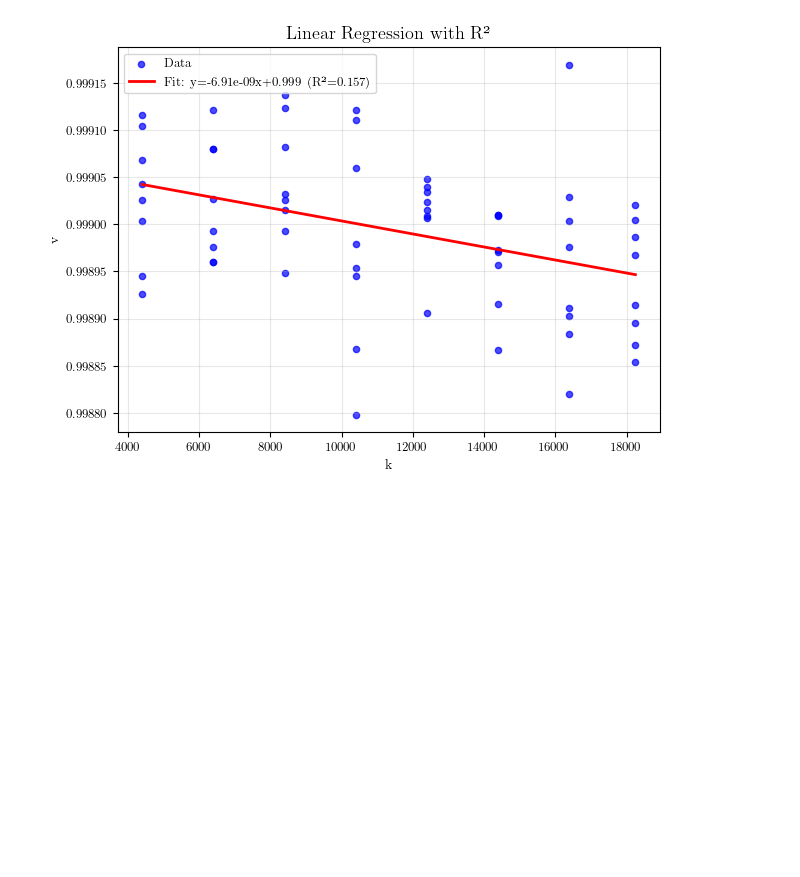
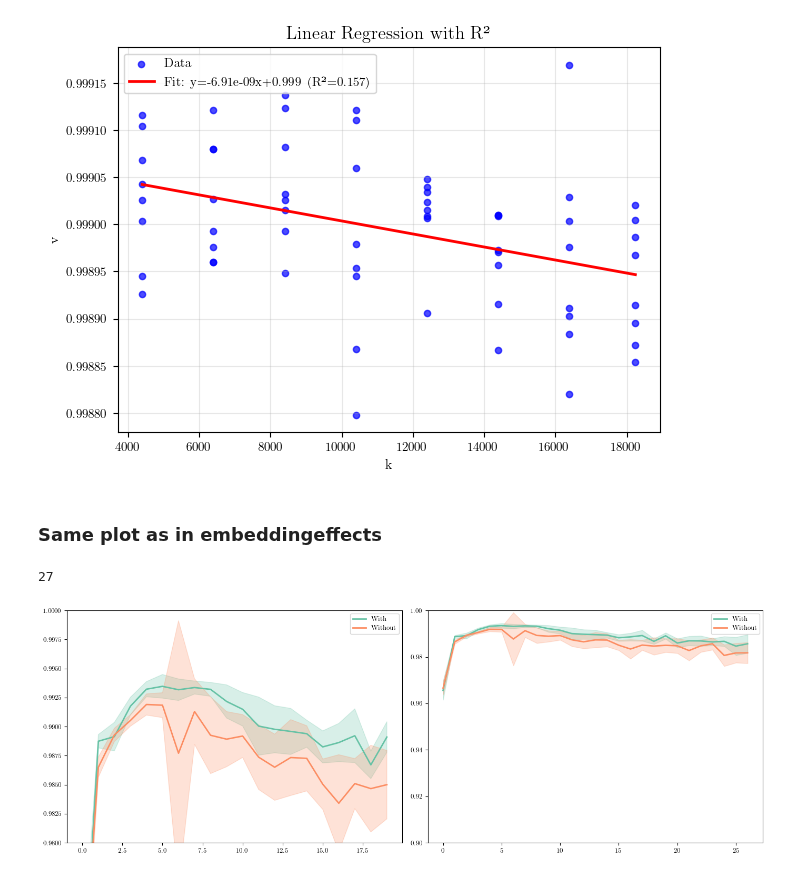
Before and after one commit to cdalinghaus-mthesis/figures, a Jupyter notebook: results/compute_data_study/transfer-learning.ipynb, the cells around one changed output. Drawn from its saved outputs; the diff is of its cells as text; code cells hidden in the pictures; blank space fills up the shorter version.

```diff
--- a/results/compute_data_study/transfer-learning.ipynb
+++ b/results/compute_data_study/transfer-learning.ipynb
@@ -308,3 +308,54 @@ Slope (m):     -6.91254e-09
 Intercept (b): 0.999073
 R²:            0.156697
 [figure]
+# %% [markdown]
+### Same plot as in embeddingeffects
+# %%
+min([len(x) for x in withouts])
+# %% [output]
+27
+# %%
+withs = []
+
+for fname in os.listdir("data/1x/18249/witheffects/"):
+    withs.append(list(pd.read_csv("data/1x/18249/witheffects/"+fname)["LNK"])[:27])
+
+withouts = []
+
+for fname in os.listdir("data/1x/18249/baseline/"):
+    withouts.append(list(pd.read_csv("data/1x/18249/baseline/"+fname)["LNK"])[:27])
+# %%
+import numpy as np
+import matplotlib.pyplot as plt
+import matplotlib as mpl
+
+fig, ax = plt.subplots(1, 2, figsize=(14,5))
+
+cmap = mpl.colormaps['Set2']
+ca, cb = cmap(0), cmap(1)
+
+def plot_mean_shaded(ax, data, color, label, maxlen=None):
+    arr = np.array([d[:maxlen] for d in data])
+    mean = arr.mean(axis=0)
+    std  = arr.std(axis=0)
+
+    x = np.arange(len(mean))
+    ax.plot(x, mean, color=color, label=label, linewidth=2)
+    ax.fill_between(x, mean-std, mean+std, color=color, alpha=0.25)
+
+# left: zoomed (first 20)
+plot_mean_shaded(ax[0], withs, ca, "With", maxlen=20)
+plot_mean_shaded(ax[0], withouts, cb, "Without", maxlen=20)
+ax[0].set_ylim(0.98, 1.0)
+ax[0].legend()
+
+# right: entire sequence
+plot_mean_shaded(ax[1], withs, ca, "With")
+plot_mean_shaded(ax[1], withouts, cb, "Without")
+ax[1].set_ylim(0.90, 1.0)
+ax[1].legend()
+
+fig.tight_layout()
+plt.savefig("embeddings_effect_fluo_aggregated.pdf")
+# %% [output]
+[figure, added]
```
Also changed, not shown: parts of 1 cell of this notebook, 1 other file.
